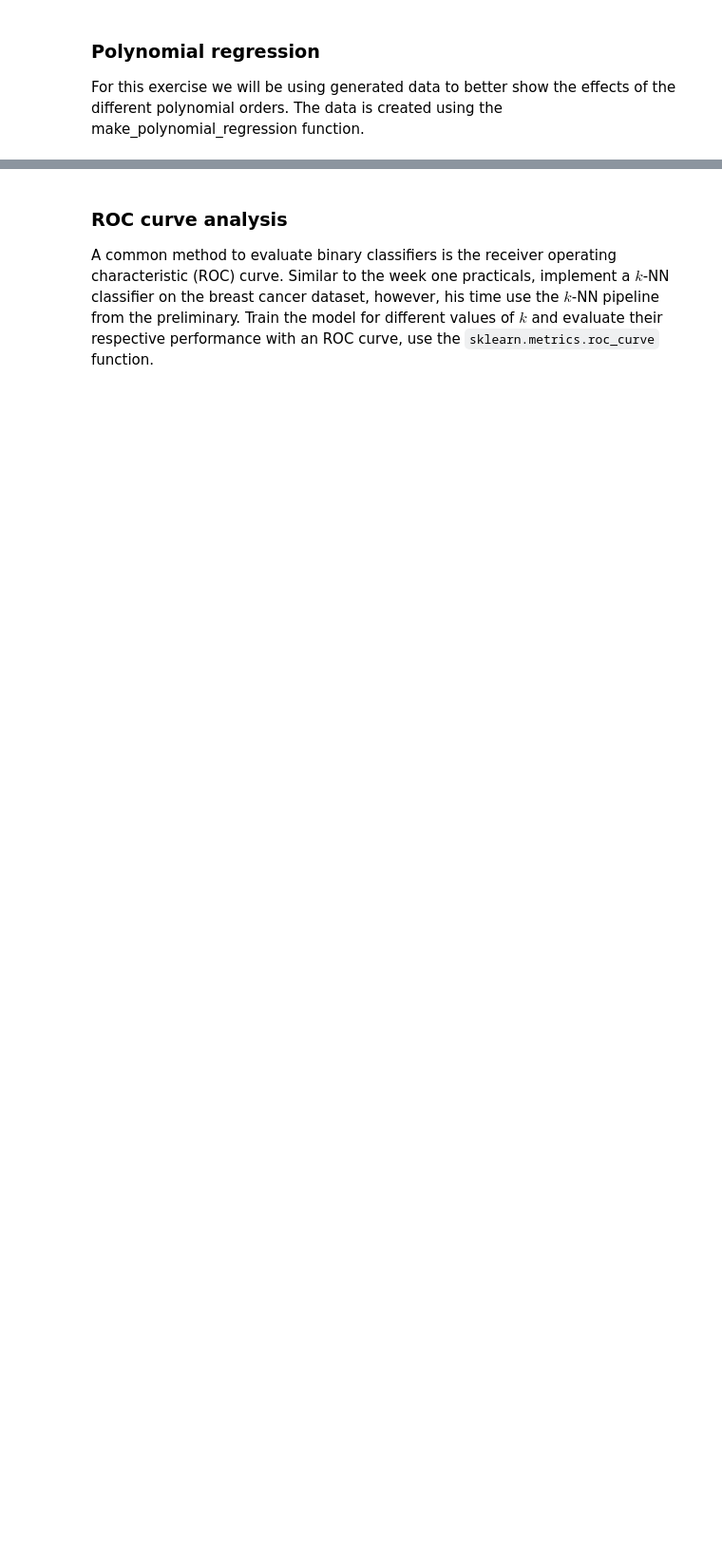
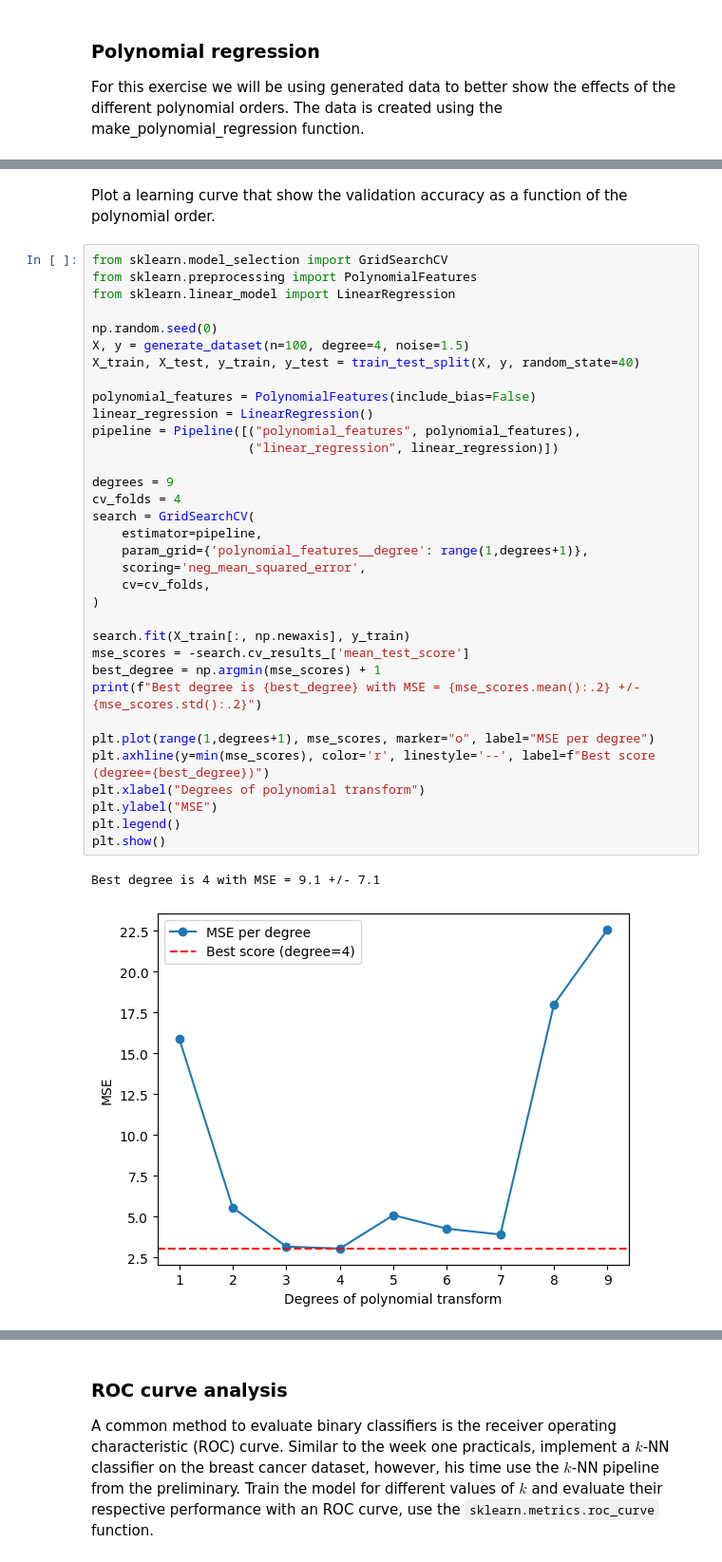
Before and after one commit to Mathieu-van-Luijken/8dm50-machine-learning, a Jupyter notebook: practicals/week_2.ipynb, the cells around one changed output, grey strips where cells are left out. Shown at 95% size. Saved outputs shown, nothing was run; the diff lists cells and outputs as text; blank space fills up the shorter version.

Commit message:
polynomial regression
polynomial regression toegevoegd in week 2, en losse week 1 files verwijderd

```diff
--- a/practicals/week_2.ipynb
+++ b/practicals/week_2.ipynb
@@ -180,0 +175,40 @@ Repeat this experiment, this time using the diabetes dataset instead of the gene
+# %% [markdown]
+
+Plot a learning curve that show the validation accuracy as a function of the polynomial order.
+# %%
+from sklearn.model_selection import GridSearchCV
+from sklearn.preprocessing import PolynomialFeatures
+from sklearn.linear_model import LinearRegression
+
+np.random.seed(0)
+X, y = generate_dataset(n=100, degree=4, noise=1.5)
+X_train, X_test, y_train, y_test = train_test_split(X, y, random_state=40)
+
+polynomial_features = PolynomialFeatures(include_bias=False)
+linear_regression = LinearRegression()
+pipeline = Pipeline([("polynomial_features", polynomial_features),
+                     ("linear_regression", linear_regression)])
+
+degrees = 9
+cv_folds = 4
+search = GridSearchCV(
+    estimator=pipeline,
+    param_grid={'polynomial_features__degree': range(1,degrees+1)},
+    scoring='neg_mean_squared_error',
+    cv=cv_folds,
+)
+
+search.fit(X_train[:, np.newaxis], y_train)
+mse_scores = -search.cv_results_['mean_test_score']
+best_degree = np.argmin(mse_scores) + 1
+print(f"Best degree is {best_degree} with MSE = {mse_scores.mean():.2} +/- {mse_scores.std():.2}")
+
+plt.plot(range(1,degrees+1), mse_scores, marker="o", label="MSE per degree")
+plt.axhline(y=min(mse_scores), color='r', linestyle='--', label=f"Best score (degree={best_degree})")
+plt.xlabel("Degrees of polynomial transform")
+plt.ylabel("MSE")
+plt.legend()
+plt.show()
+# %% [output]
+Best degree is 4 with MSE = 9.1 +/- 7.1
+[figure, added]
```
Also changed, not shown: parts of 10 cells of this notebook, 2 other files.
